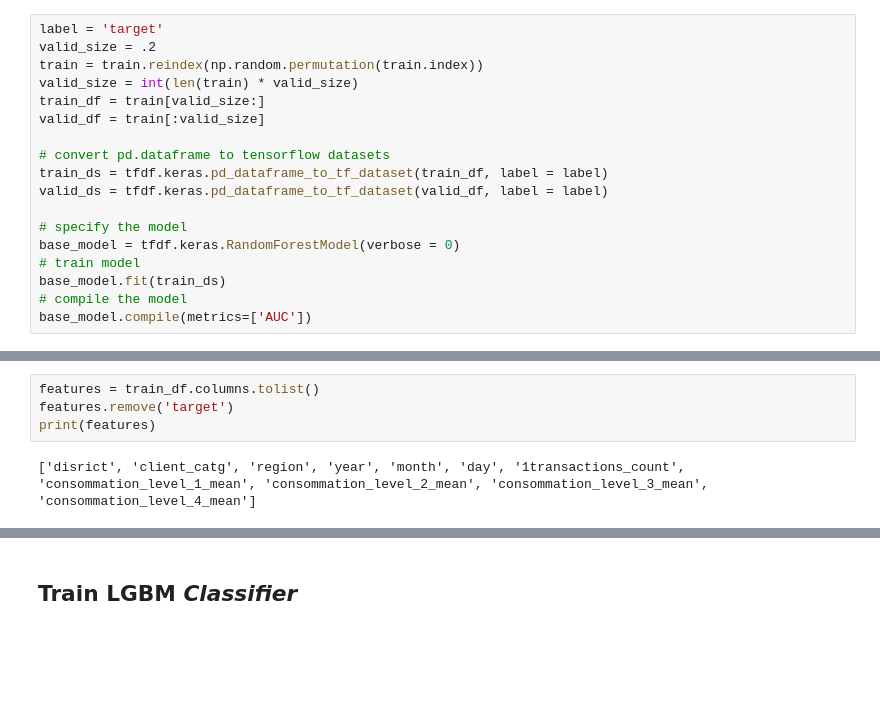
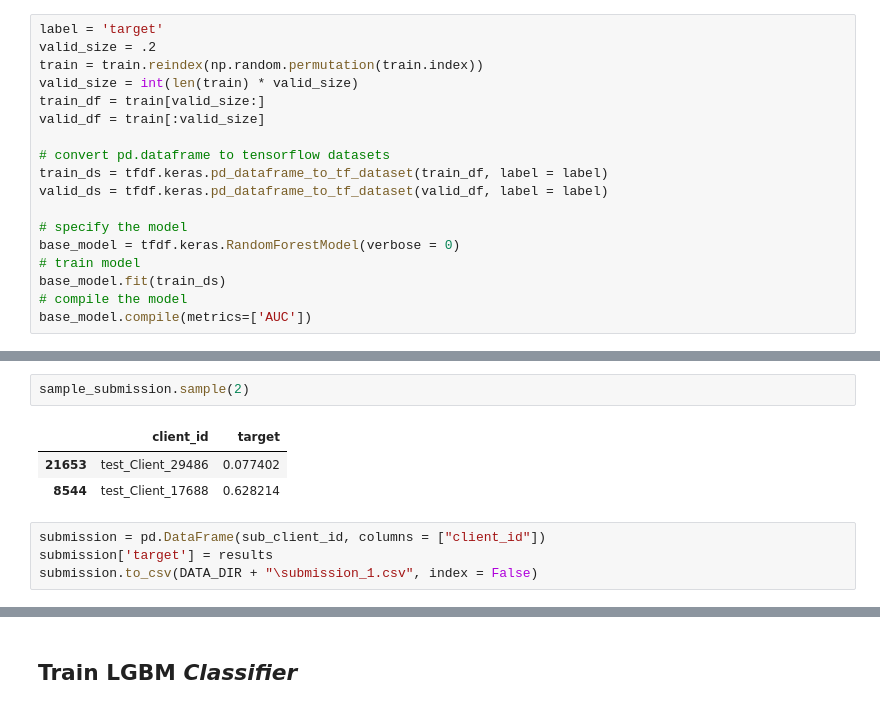
Before and after one commit to Mach-web/electricity_fraud_detection, a Jupyter notebook: Fraud_Detection_Starter.ipynb, the cells around one changed output, grey strips where cells are left out. Drawn from its saved outputs; the diff is of its cells as text; blank space fills up the shorter version.

Commit message:
Made first submission

```diff
--- a/Fraud_Detection_Starter.ipynb
+++ b/Fraud_Detection_Starter.ipynb
@@ -553,7 +547,11 @@ array([[0.        ],
-# %%
-features = train_df.columns.tolist()
-features.remove('target')
-print(features)
-# %% [output]
-['disrict', 'client_catg', 'region', 'year', 'month', 'day', '1transactions_count', 'consommation_level_1_mean', 'consommation_level_2_mean', 'consommation_level_3_mean', 'consommation_level_4_mean']
+# %%
+sample_submission.sample(2)
+# %% [output]
+|  | client_id | target |
+| 21653 | test_Client_29486 | 0.077402 |
+| 8544 | test_Client_17688 | 0.628214 |
+# %%
+submission = pd.DataFrame(sub_client_id, columns = ["client_id"])
+submission['target'] = results
+submission.to_csv(DATA_DIR + "\submission_1.csv", index = False)
 # %%
```
Also changed, not shown: parts of 11 cells of this notebook.
